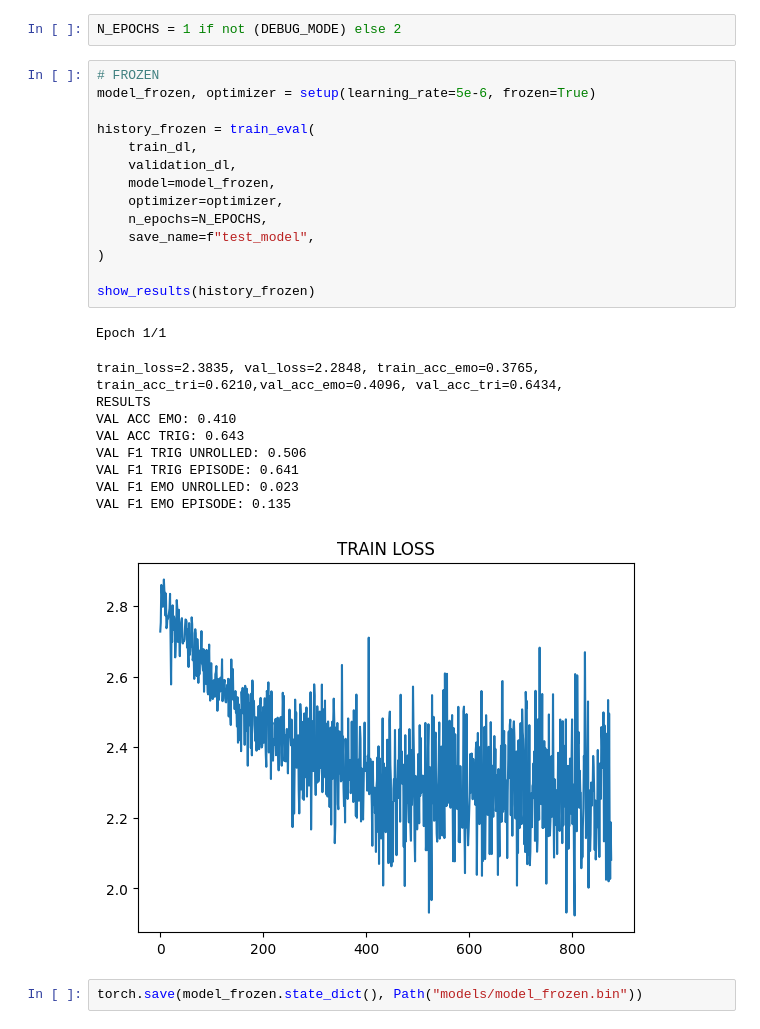
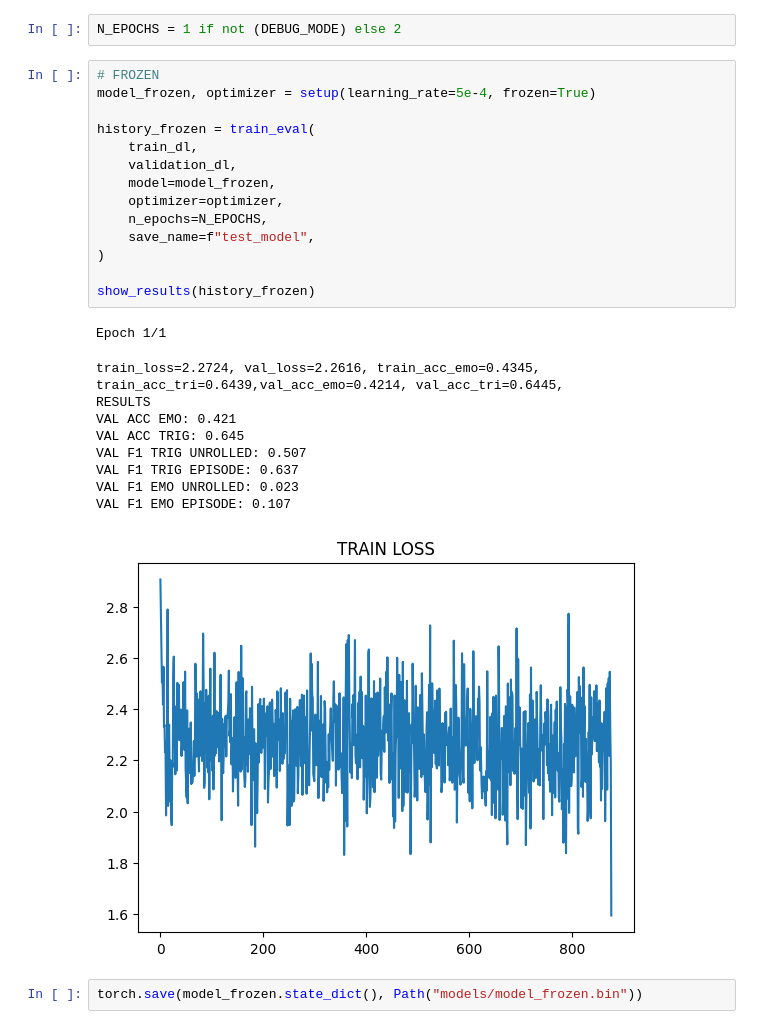
Before and after one commit to LeonardoM999/NLP-project, a Jupyter notebook: project.ipynb, the cells around one changed output. Saved outputs shown, nothing was run; the diff lists cells and outputs as text.

```diff
--- a/project.ipynb
+++ b/project.ipynb
@@ -1131,29 +1131,29 @@ validation_dl = torch.utils.data.DataLoader(
 N_EPOCHS = 1 if not (DEBUG_MODE) else 2
 # %%
 # FROZEN
-model_frozen, optimizer = setup(learning_rate=5e-6, frozen=True)
+model_frozen, optimizer = setup(learning_rate=5e-4, frozen=True)
 
 history_frozen = train_eval(
     train_dl,
     validation_dl,
     model=model_frozen,
     optimizer=optimizer,
     n_epochs=N_EPOCHS,
     save_name=f"test_model",
 )
 
 show_results(history_frozen)
 # %% [output]
 Epoch 1/1
-train_loss=2.3835, val_loss=2.2848, train_acc_emo=0.3765, train_acc_tri=0.6210,val_acc_emo=0.4096, val_acc_tri=0.6434,
+train_loss=2.2724, val_loss=2.2616, train_acc_emo=0.4345, train_acc_tri=0.6439,val_acc_emo=0.4214, val_acc_tri=0.6445,
 RESULTS
-VAL ACC EMO: 0.410
-VAL ACC TRIG: 0.643
-VAL F1 TRIG UNROLLED: 0.506
-VAL F1 TRIG EPISODE: 0.641
+VAL ACC EMO: 0.421
+VAL ACC TRIG: 0.645
+VAL F1 TRIG UNROLLED: 0.507
+VAL F1 TRIG EPISODE: 0.637
 VAL F1 EMO UNROLLED: 0.023
-VAL F1 EMO EPISODE: 0.135
+VAL F1 EMO EPISODE: 0.107
-[figure, old version]
+[figure, new version]
 # %%
 torch.save(model_frozen.state_dict(), Path("models/model_frozen.bin"))
 # %%
```
Also changed, not shown: parts of 1 cell of this notebook.
